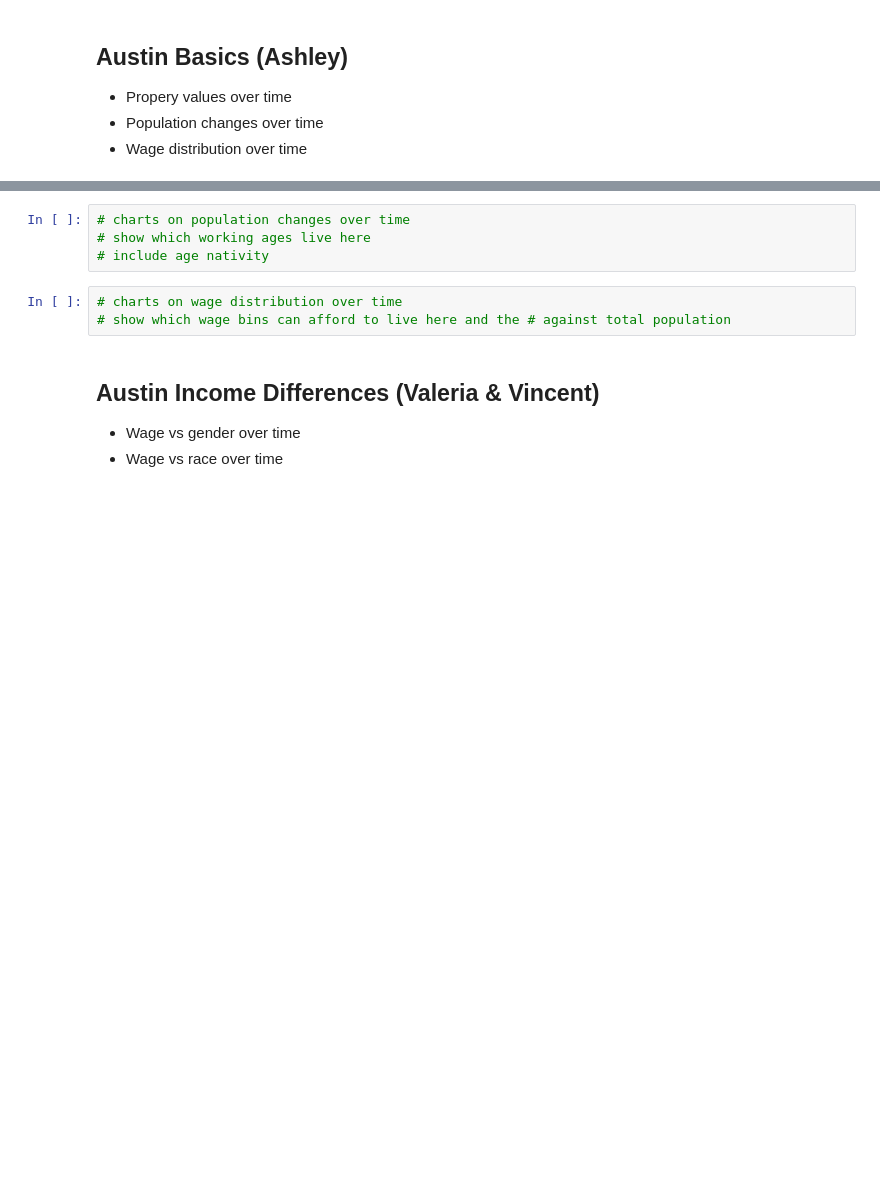
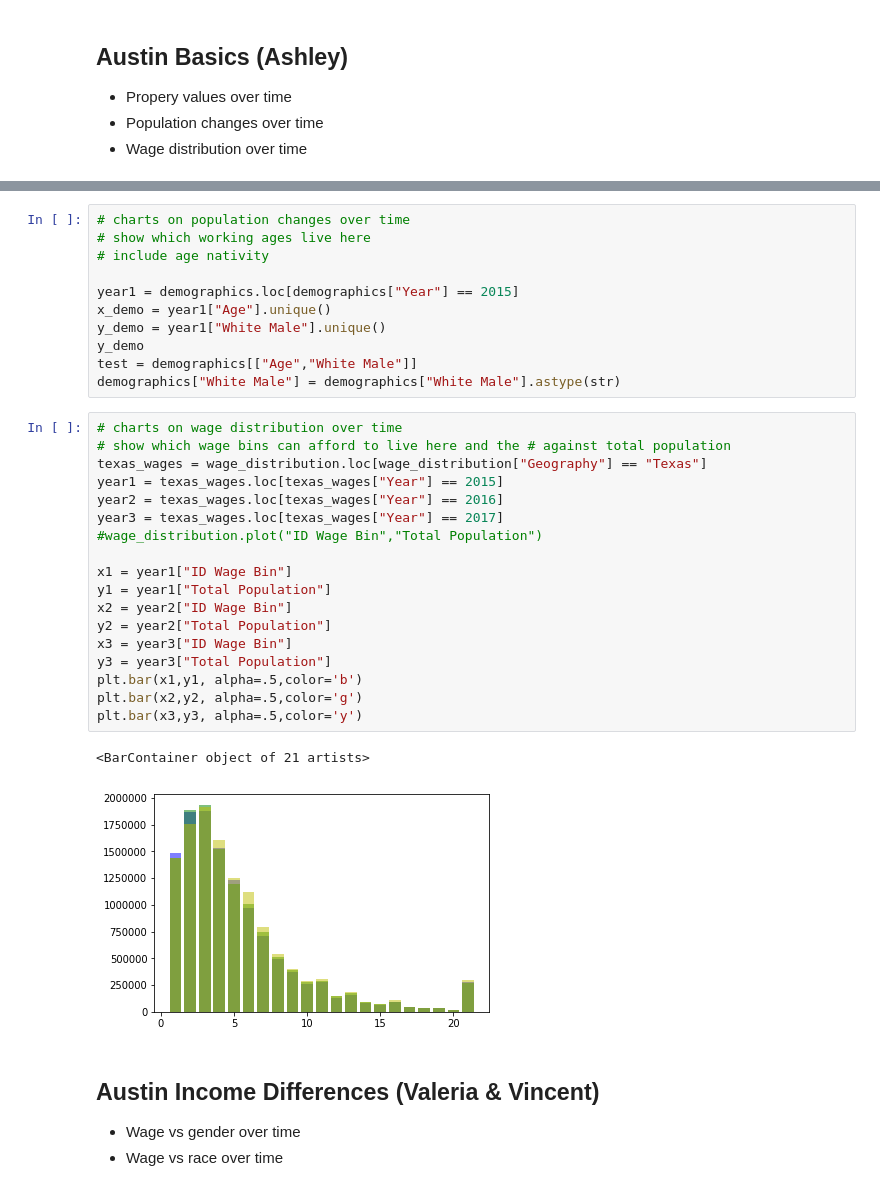
Before and after one commit to aktavern/Project-1, a Jupyter notebook: Project 1 - Final Data Analysis.ipynb, the cells around one changed output, grey strips where cells are left out. Saved outputs shown, nothing was run; the diff lists cells and outputs as text; blank space fills up the shorter version.

Commit message:
income data graph

```diff
--- a/Project 1 - Final Data Analysis.ipynb
+++ b/Project 1 - Final Data Analysis.ipynb
@@ -176,9 +175,34 @@ plt.bar(x3,y3,alpha=.5,color='y')
 # charts on population changes over time
 # show which working ages live here
 # include age nativity
+
+year1 = demographics.loc[demographics["Year"] == 2015]
+x_demo = year1["Age"].unique()
+y_demo = year1["White Male"].unique()
+y_demo
+test = demographics[["Age","White Male"]]
+demographics["White Male"] = demographics["White Male"].astype(str)
-# %%
-# charts on wage distribution over time
-# show which wage bins can afford to live here and the # against total population
+# %%
+# charts on wage distribution over time
+# show which wage bins can afford to live here and the # against total population
+texas_wages = wage_distribution.loc[wage_distribution["Geography"] == "Texas"]
+year1 = texas_wages.loc[texas_wages["Year"] == 2015]
+year2 = texas_wages.loc[texas_wages["Year"] == 2016]
+year3 = texas_wages.loc[texas_wages["Year"] == 2017]
+#wage_distribution.plot("ID Wage Bin","Total Population")
+
+x1 = year1["ID Wage Bin"]
+y1 = year1["Total Population"]
+x2 = year2["ID Wage Bin"]
+y2 = year2["Total Population"]
+x3 = year3["ID Wage Bin"]
+y3 = year3["Total Population"]
+plt.bar(x1,y1, alpha=.5,color='b')
+plt.bar(x2,y2, alpha=.5,color='g')
+plt.bar(x3,y3, alpha=.5,color='y')
+# %% [output]
+<BarContainer object of 21 artists>
+[figure, added]
 # %% [markdown]
 ## Austin Income Differences (Valeria & Vincent)
 - Wage vs gender over time
```
Also changed, not shown: parts of 1 cell of this notebook.
